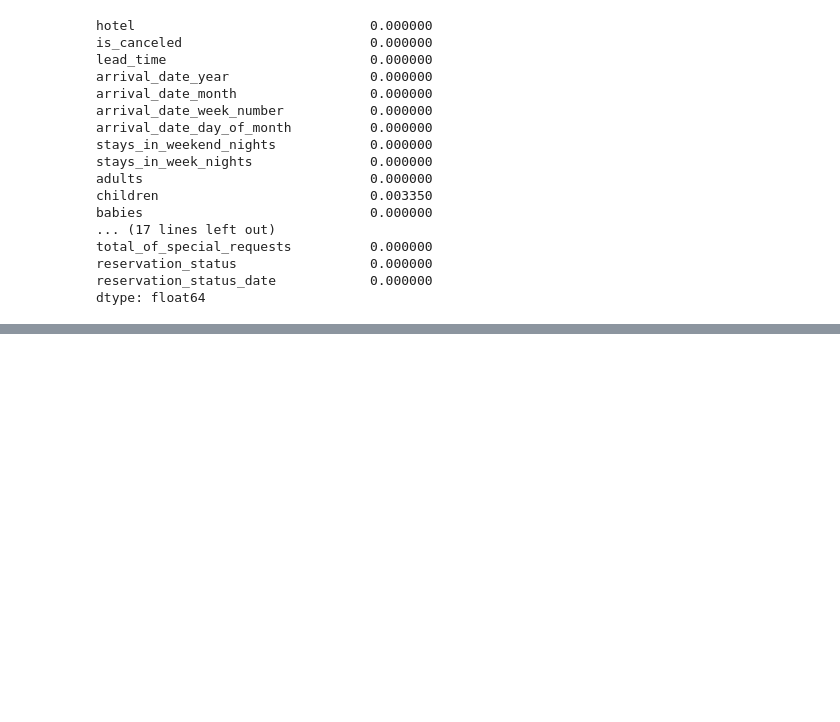
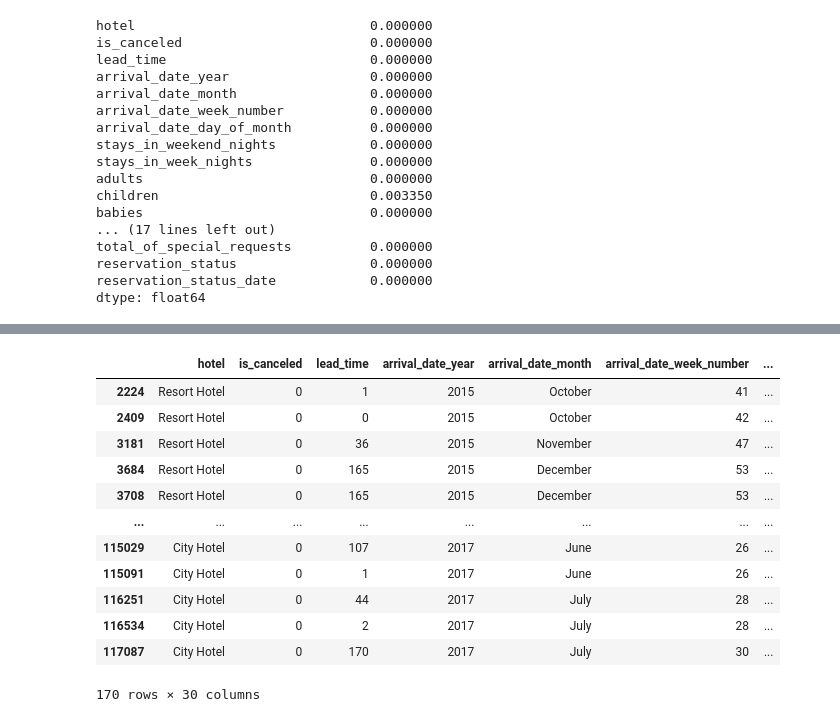
Before and after one commit to Mk-singh55555/Hotel-booking-analysis, a Jupyter notebook: By_me_Hotel_Booking_Analysis_Capstone_Project.ipynb, the cells around one changed output, grey strips where cells are left out. Cells and saved outputs as stored; diff of their text form; code cells hidden in the pictures; blank space fills up the shorter version.

```diff
--- a/By_me_Hotel_Booking_Analysis_Capstone_Project.ipynb
+++ b/By_me_Hotel_Booking_Analysis_Capstone_Project.ipynb
@@ -120,0 +180,17 @@ dtype: float64
+# %%
+filter=(hotel_data.children==0)&(hotel_data.adults==0)&(hotel_data.babies==0)
+hotel_data[filter]
+# %% [output]
+|  | hotel | is_canceled | lead_time | arrival_date_year | arrival_date_month | arrival_date_week_number | ... |
+| 2224 | Resort Hotel | 0 | 1 | 2015 | October | 41 | ... |
+| 2409 | Resort Hotel | 0 | 0 | 2015 | October | 42 | ... |
+| 3181 | Resort Hotel | 0 | 36 | 2015 | November | 47 | ... |
+| 3684 | Resort Hotel | 0 | 165 | 2015 | December | 53 | ... |
+| 3708 | Resort Hotel | 0 | 165 | 2015 | December | 53 | ... |
+| ... | ... | ... | ... | ... | ... | ... | ... |
+| 115029 | City Hotel | 0 | 107 | 2017 | June | 26 | ... |
+| 115091 | City Hotel | 0 | 1 | 2017 | June | 26 | ... |
+| 116251 | City Hotel | 0 | 44 | 2017 | July | 28 | ... |
+| 116534 | City Hotel | 0 | 2 | 2017 | July | 28 | ... |
+| 117087 | City Hotel | 0 | 170 | 2017 | July | 30 | ... |
+170 rows × 30 columns
```
Also changed, not shown: parts of 7 cells of this notebook.
